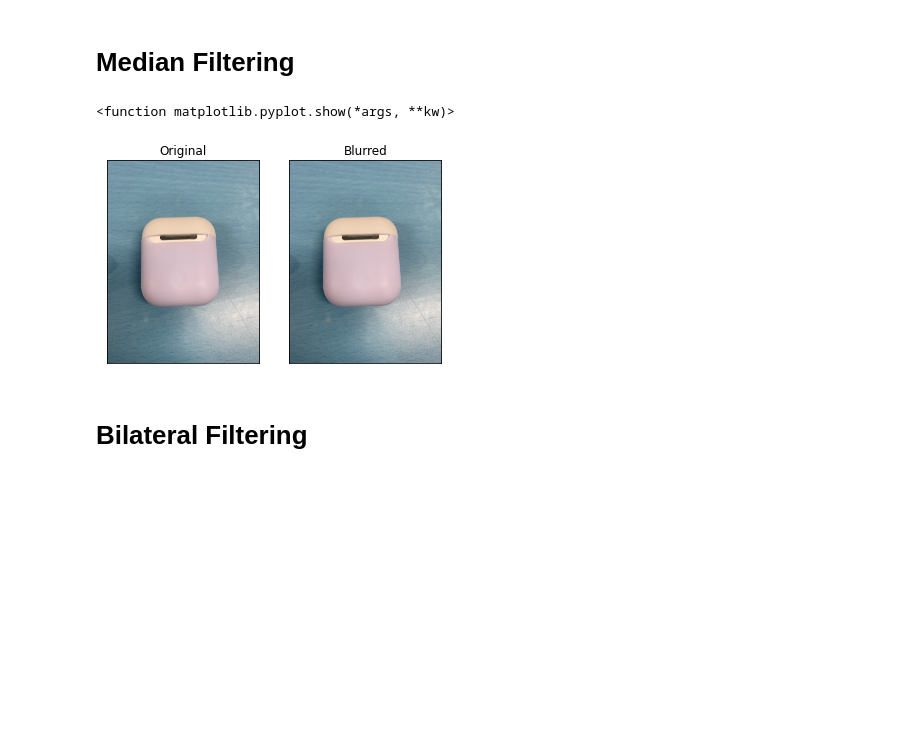
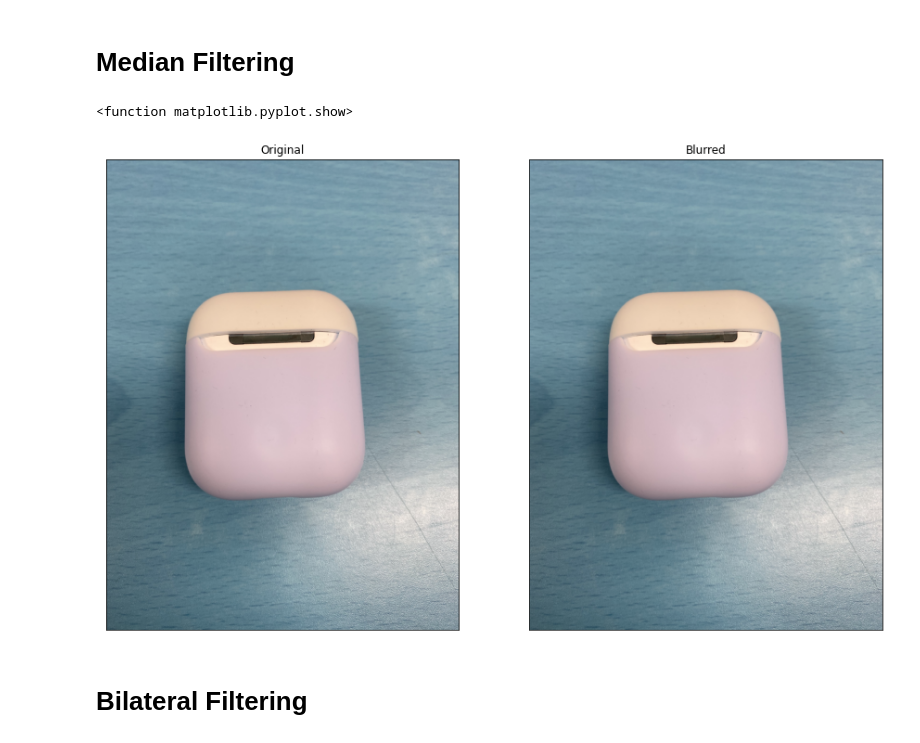
Before and after one commit to swkim01/DSAC3, a Jupyter notebook: gg-08-저주파_통과_필터링.ipynb, the cells around one changed output. Saved outputs shown, nothing was run; the diff lists cells and outputs as text; code cells hidden in the pictures; blank space fills up the shorter version.

```diff
--- a/gg-08-저주파_통과_필터링.ipynb
+++ b/gg-08-저주파_통과_필터링.ipynb
@@ -70,14 +76,15 @@ img = cv2.imread('./case.jpg')
 # %%
 blur = cv2.medianBlur(img,5)
 # %%
+plt.figure(figsize=(15,15))
 plt.subplot(121), plt.imshow(img),plt.title('Original')
 plt.xticks([]), plt.yticks([])
 plt.subplot(122),plt.imshow(blur),plt.title('Blurred')
 plt.xticks([]), plt.yticks([])
 plt.show
 # %% [output]
-<function matplotlib.pyplot.show(*args, **kw)>
+<function matplotlib.pyplot.show>
-[figure, old version]
+[figure, new version]
 # %% [markdown]
 <h1>Bilateral Filtering</h1>
 # %%
```
Also changed, not shown: parts of 4 cells of this notebook.
